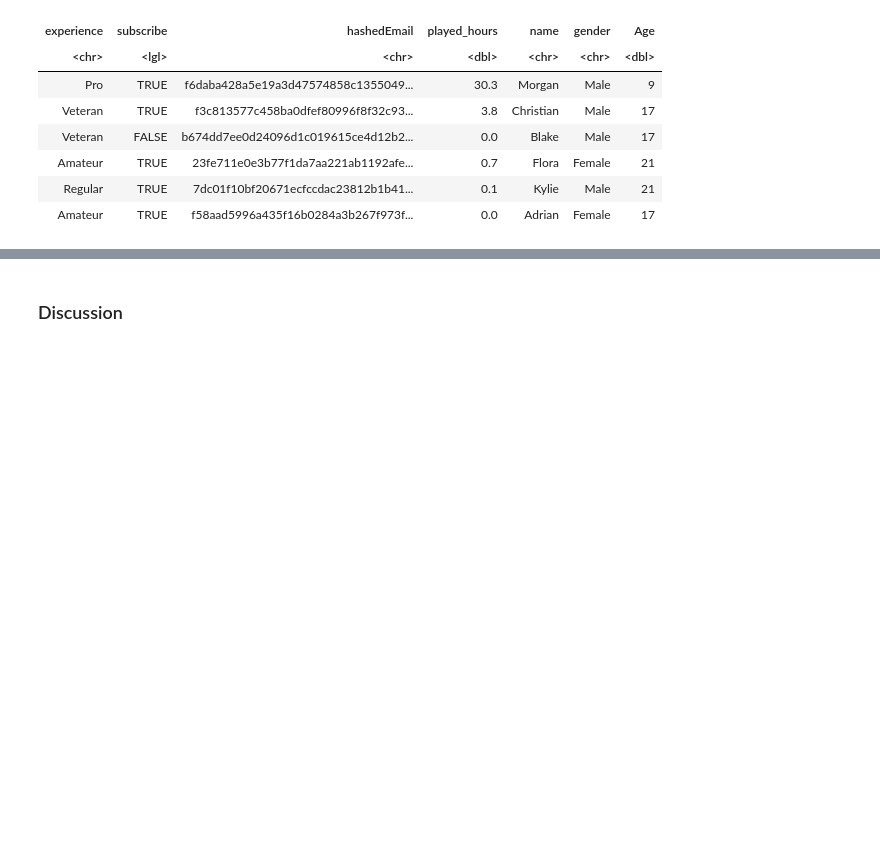
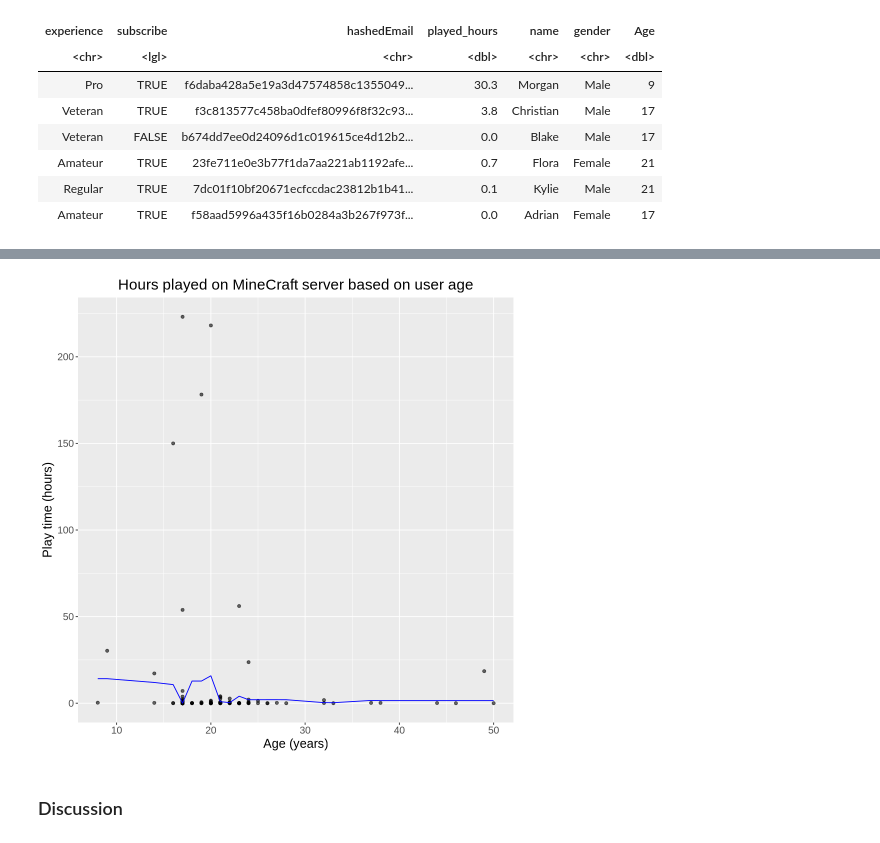
Before and after one commit to ckmidas/dsci100-2024w-group14, a Jupyter notebook: project_final.ipynb, the cells around one changed output, grey strips where cells are left out. Saved outputs shown, nothing was run; the diff lists cells and outputs as text; code cells hidden in the pictures; blank space fills up the shorter version.

Commit message:
Added cross-validation and model fit

```diff
--- a/project_final.ipynb
+++ b/project_final.ipynb
@@ -45,6 +30,7 @@ library(tidymodels)
 # %%
 # Load dataset
-players <- read_csv("https://raw.githubusercontent.com/ckmidas/dsci100-project-proposal/refs/heads/main/players.csv")
+players <- read_csv("https://raw.githubusercontent.com/ckmidas/dsci100-project-proposal/refs/heads/main/players.csv") |>
+    filter(!is.na(Age)) # Remove observations with missing ages
 head(players)
 # %% [output]
 Rows: 196 Columns: 7
@@ -70,3 +56,8 @@ A tibble: 6 × 7
 players_split <- initial_split(players, prop = 0.7, strata = played_hours)
 players_training <- training(players_split)
 players_testing <- testing(players_split)
+# %%
+# Define recipe
+players_recipe <- recipe(played_hours ~ Age, data = players_training) |>
+    step_scale(all_predictors()) |>
+    step_center(all_predictors())
@@ -72,0 +87,18 @@ players_testing <- testing(players_split)
+# %%
+# Test model
+k_min <- pull(players_min, neighbors)
+
+players_spec <- nearest_neighbor(weight_func = "rectangular", neighbors = k_min) |>
+    set_engine("kknn") |>
+    set_mode("regression")
+
+players_fit <- workflow() |>
+    add_model(players_spec) |>
+    add_recipe(players_recipe) |>
+    fit(data = players_training)
+
+players_summary <- players_fit |>
+    predict(players_testing) |>
+    bind_cols(players_testing) |>
+    metrics(truth = played_hours, estimate = .pred)
+players_summary
@@ -73,2 +112,19 @@ players_testing <- testing(players_split)
+# %%
+# Plot model fit
+options(repr.plot.width = 8, repr.plot.height = 8)
+
+players_preds <- predict(players_fit, players_training) |>
+    bind_cols(players_training)
+
+players_plot <- players_preds |>
+    ggplot(aes(x = Age, y = played_hours)) +
+        geom_point(alpha = 0.6) +
+        geom_line(aes(x = Age, y = .pred), color = "blue") +
+        labs(x = "Age (years)", y = "Play time (hours)") +
+        ggtitle("Hours played on MineCraft server based on user age") +
+        theme(text = element_text(size = 15), plot.title = element_text(hjust = 0.5))
+players_plot
+# %% [output]
+[figure, added]
 # %% [markdown]
 ### Discussion
```
Also changed, not shown: parts of 4 cells of this notebook.
